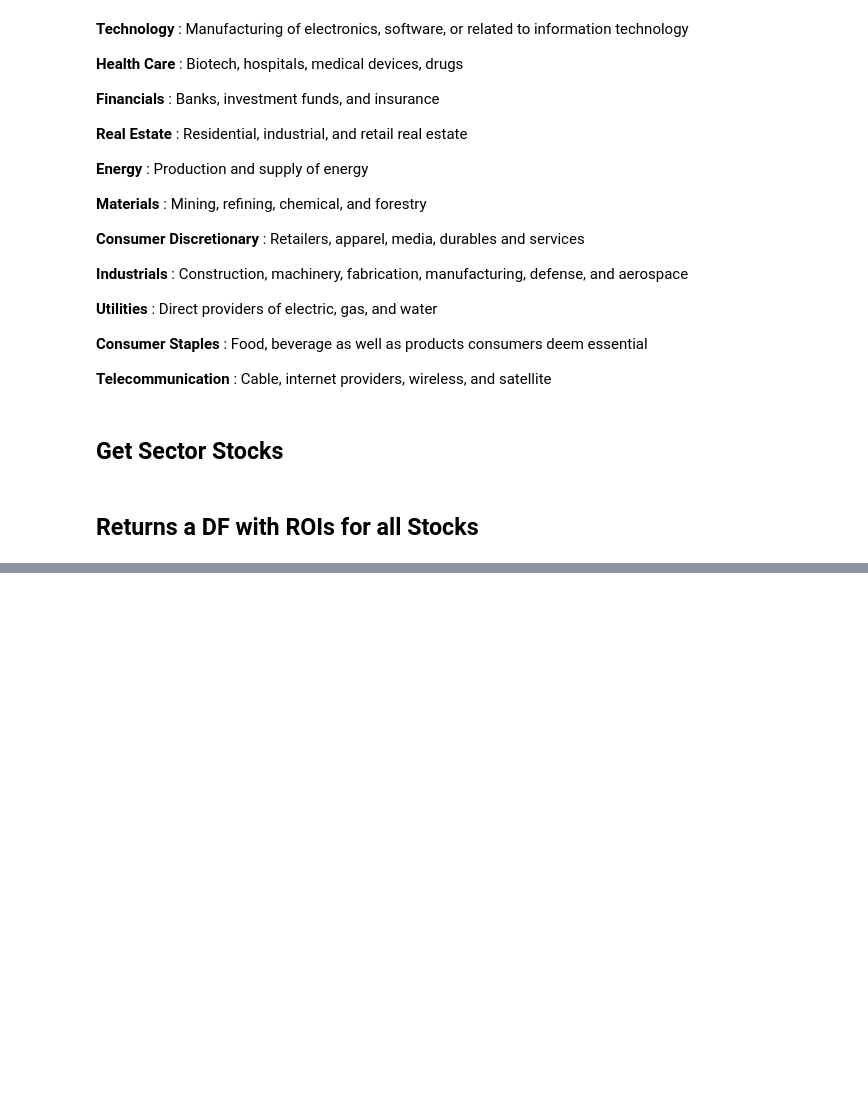
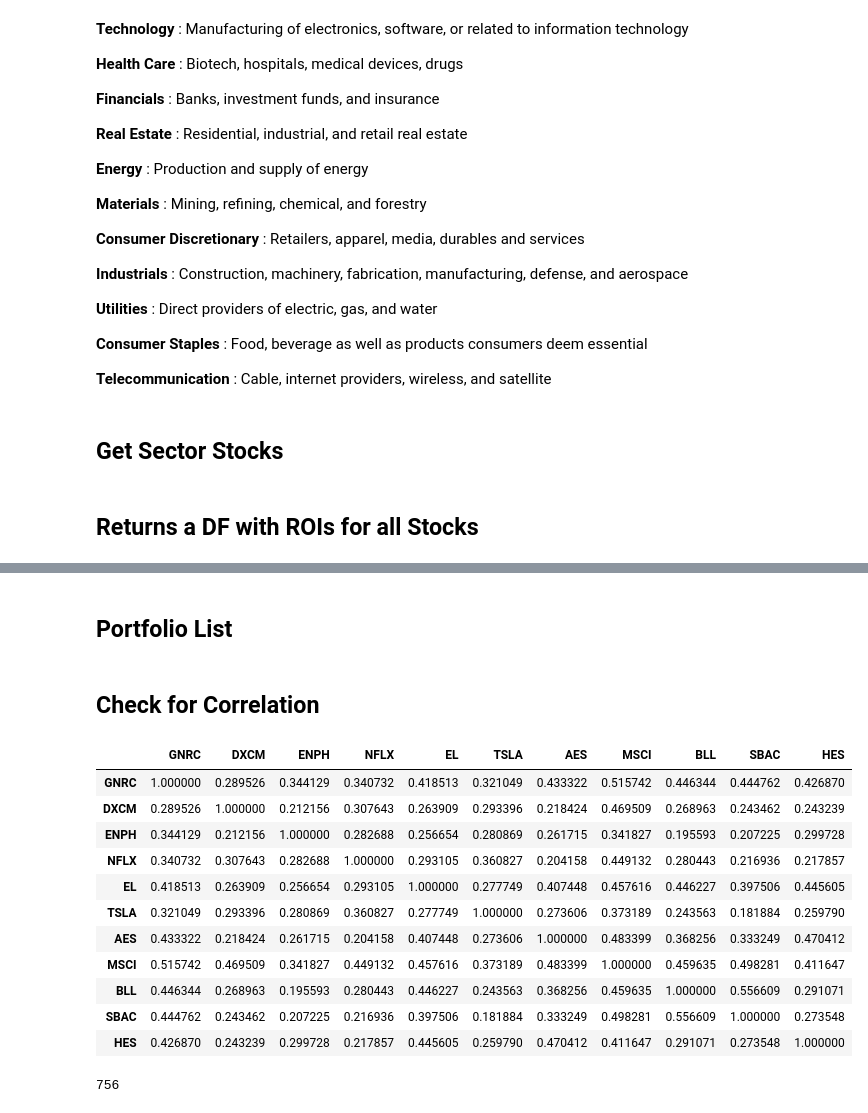
Before and after one commit to rayaroun/Stock-Portfolio-Risk-Analysis, a Jupyter notebook: Notebook4.ipynb, the cells around one changed output, grey strips where cells are left out. Cells and saved outputs as stored; diff of their text form; code cells hidden in the pictures; blank space fills up the shorter version.

Commit message:
Finished notebook4 , got the correlation between the top stocks of different secotrs, found different types of risks

```diff
--- a/Notebook4.ipynb
+++ b/Notebook4.ipynb
@@ -200,0 +333,32 @@ energy = get_rois_for_stocks(energy_df)
+# %% [markdown]
+## Portfolio List
+# %%
+port_list = ["GNRC" , "DXCM", "ENPH" , "NFLX" , "EL" , "TSLA" , "AES" , "MSCI" , "BLL" , "SBAC" , "HES"]
+# %% [markdown]
+## Check for Correlation
+# %%
+mult_df = merge_df_by_column_name('daily_return',  '2018-01-01',
+                                  '2020-12-31', *port_list)
+mult_df
+
+# Generate a Correlation Matrix
+mult_df.corr()
+# %% [output]
+|  | GNRC | DXCM | ENPH | NFLX | EL | TSLA | AES | MSCI | BLL | SBAC | HES |
+| GNRC | 1.000000 | 0.289526 | 0.344129 | 0.340732 | 0.418513 | 0.321049 | 0.433322 | 0.515742 | 0.446344 | 0.444762 | 0.426870 |
+| DXCM | 0.289526 | 1.000000 | 0.212156 | 0.307643 | 0.263909 | 0.293396 | 0.218424 | 0.469509 | 0.268963 | 0.243462 | 0.243239 |
+| ENPH | 0.344129 | 0.212156 | 1.000000 | 0.282688 | 0.256654 | 0.280869 | 0.261715 | 0.341827 | 0.195593 | 0.207225 | 0.299728 |
+| NFLX | 0.340732 | 0.307643 | 0.282688 | 1.000000 | 0.293105 | 0.360827 | 0.204158 | 0.449132 | 0.280443 | 0.216936 | 0.217857 |
+| EL | 0.418513 | 0.263909 | 0.256654 | 0.293105 | 1.000000 | 0.277749 | 0.407448 | 0.457616 | 0.446227 | 0.397506 | 0.445605 |
+| TSLA | 0.321049 | 0.293396 | 0.280869 | 0.360827 | 0.277749 | 1.000000 | 0.273606 | 0.373189 | 0.243563 | 0.181884 | 0.259790 |
+| AES | 0.433322 | 0.218424 | 0.261715 | 0.204158 | 0.407448 | 0.273606 | 1.000000 | 0.483399 | 0.368256 | 0.333249 | 0.470412 |
+| MSCI | 0.515742 | 0.469509 | 0.341827 | 0.449132 | 0.457616 | 0.373189 | 0.483399 | 1.000000 | 0.459635 | 0.498281 | 0.411647 |
+| BLL | 0.446344 | 0.268963 | 0.195593 | 0.280443 | 0.446227 | 0.243563 | 0.368256 | 0.459635 | 1.000000 | 0.556609 | 0.291071 |
+| SBAC | 0.444762 | 0.243462 | 0.207225 | 0.216936 | 0.397506 | 0.181884 | 0.333249 | 0.498281 | 0.556609 | 1.000000 | 0.273548 |
+| HES | 0.426870 | 0.243239 | 0.299728 | 0.217857 | 0.445605 | 0.259790 | 0.470412 | 0.411647 | 0.291071 | 0.273548 | 1.000000 |
+# %%
+# Get the number of samples
+days = len(mult_df.index)
+days
+# %% [output]
+756
```
Also changed, not shown: parts of 34 cells of this notebook.
